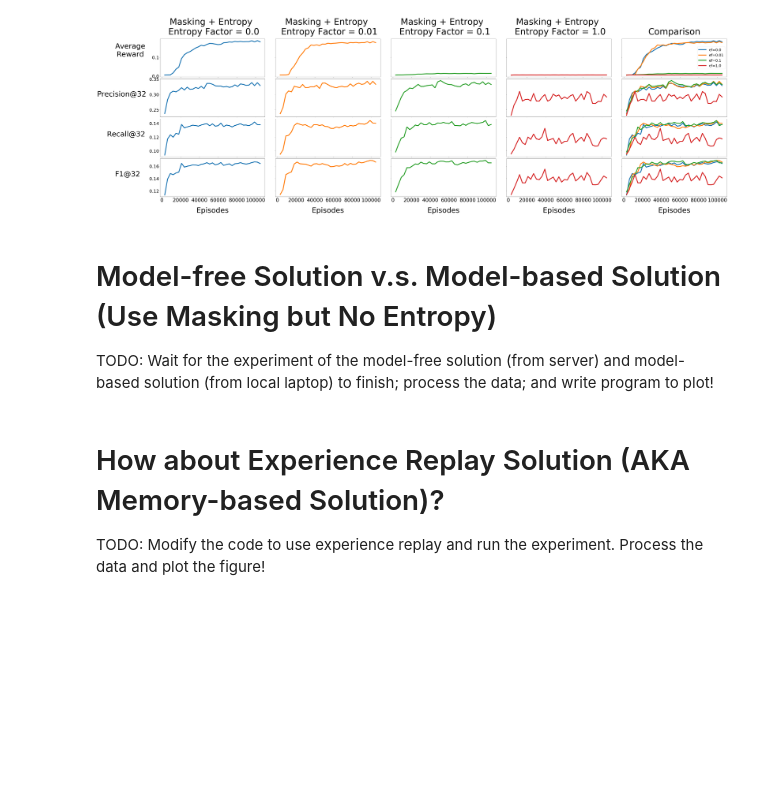
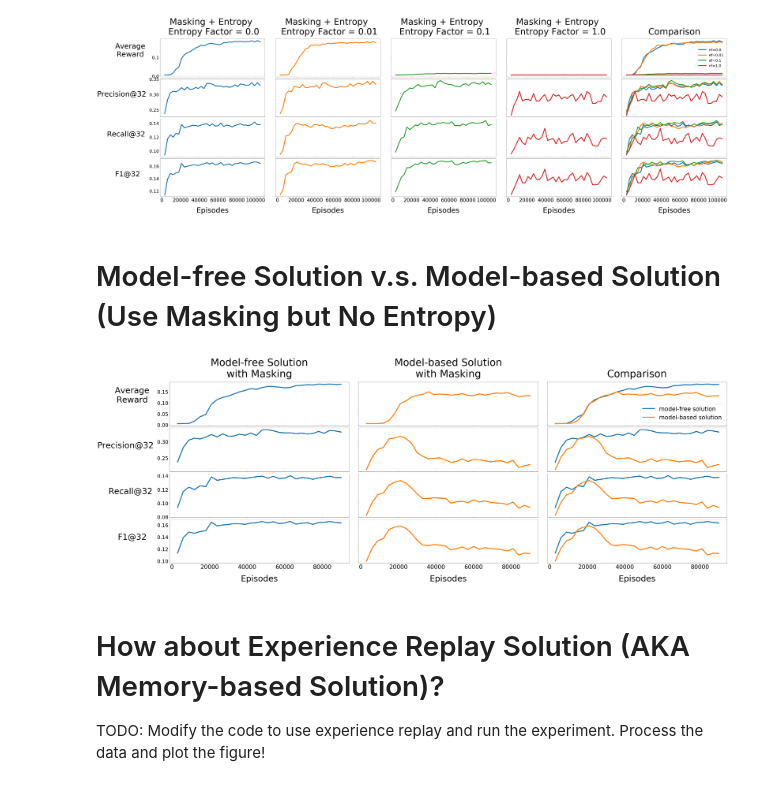
Before and after one commit to Xiang-Gu/Model_Based_RL_Recommendation_System, a Jupyter notebook: plot_result.ipynb, the cells around one changed output. Cells and saved outputs as stored; diff of their text form; code cells hidden in the pictures; blank space fills up the shorter version.

Commit message:
Finished model-based solution and finished revising thesis

```diff
--- a/plot_result.ipynb
+++ b/plot_result.ipynb
@@ -407,7 +407,78 @@ fig.savefig(image_path, bbox_inches='tight')
 [figure]
 # %% [markdown]
 # Model-free Solution v.s. Model-based Solution (Use Masking but No Entropy)
-TODO: Wait for the experiment of the model-free solution (from server) and model-based solution (from local laptop) to finish; process the data; and write program to plot!
+# %%
+# Load Data
+data_path_model_free_solution =  '/home/xiang/Desktop/Graduation_Thesis/data/model_free_solution/masking_entropy_0.0'
+data_path_model_based_solution =  '/home/xiang/Desktop/Graduation_Thesis/data/model_based_solution/masking_entropy_0.0'
+image_path = '/home/xiang/Desktop/Graduation_Thesis/figures/results/model_free_vs_model_based'
+
+data_model_free_solution = np.loadtxt(data_path_model_free_solution, delimiter="::")
+data_model_based_solution = np.loadtxt(data_path_model_based_solution, delimiter="::")
+
+# Make sure both data files have the same number of data points
+m = min(data_model_free_solution.shape[0], data_model_based_solution.shape[0])
+data_model_free_solution = data_model_free_solution[0:m]
+data_model_based_solution = data_model_based_solution[0:m]
+
+assert data_model_free_solution.shape[0] == data_model_based_solution.shape[0] == m
+
+
+# Plot Data
+fig, axes = plt.subplots(4, 3, sharex='all', sharey='row')
+fig.set_size_inches(60, 20)
+
+# shared x-axis
+x = np.arange(1, m+1) * 3000
+
+axes[0,0].plot(x,data_model_free_solution[:, 0], linewidth=6)
+axes[1,0].plot(x,data_model_free_solution[:, 1], linewidth=6)
+axes[2,0].plot(x,data_model_free_solution[:, 2], linewidth=6)
+axes[3,0].plot(x,data_model_free_solution[:, 3], linewidth=6)
+
+axes[0,1].plot(x, data_model_based_solution[:, 0], color='tab:orange', linewidth=6)
+axes[1,1].plot(x, data_model_based_solution[:, 1], color='tab:orange', linewidth=6)
+axes[2,1].plot(x, data_model_based_solution[:, 2], color='tab:orange', linewidth=6)
+axes[3,1].plot(x, data_model_based_solution[:, 3], color='tab:orange', linewidth=6)
+
+
+axes[0,2].plot(x,data_model_free_solution[:, 0], linewidth=6, label='model-free solution')
+axes[0,2].plot(x,data_model_based_solution[:, 0], linewidth=6, label='model-based solution')
+axes[1,2].plot(x,data_model_free_solution[:, 1], linewidth=6)
+axes[1,2].plot(x,data_model_based_solution[:, 1], linewidth=6)
+axes[2,2].plot(x,data_model_free_solution[:, 2], linewidth=6)
+axes[2,2].plot(x,data_model_based_solution[:, 2], linewidth=6)
+axes[3,2].plot(x,data_model_free_solution[:, 3], linewidth=6)
+axes[3,2].plot(x,data_model_based_solution[:, 3], linewidth=6)
+
+axes[0,0].set_ylabel("Average\nReward", rotation="horizontal", labelpad=150, size=50)
+axes[1,0].set_ylabel("Precision@32", rotation="horizontal", labelpad=190, size=50)
+axes[2,0].set_ylabel("Recall@32", rotation="horizontal", labelpad=160, size=50)
+axes[3,0].set_ylabel("F1@32", rotation="horizontal", labelpad=150, size=50)
+axes[3,0].set_xlabel("Episodes", labelpad=30, size=50)
+axes[3,1].set_xlabel("Episodes", labelpad=30, size=50)
+axes[3,2].set_xlabel("Episodes", labelpad=30, size=50)
+
+
+axes[0,0].tick_params(axis='y', labelsize=30)
+axes[1,0].tick_params(axis='y', labelsize=30)
+axes[2,0].tick_params(axis='y', labelsize=30)
+axes[3,0].tick_params(axis='y', labelsize=30)
+axes[3,0].tick_params(axis='x', labelsize=35)
+axes[3,1].tick_params(axis='x', labelsize=35)
+axes[3,2].tick_params(axis='x', labelsize=35)
+
+axes[0,0].set_title('Model-free Solution\nwith Masking', size=60, pad=30)
+axes[0,1].set_title('Model-based Solution\nwith Masking', size=60, pad=30)
+axes[0,2].set_title('Comparison', size=60, pad=30)
+
+
+plt.subplots_adjust(wspace=0.05, hspace=0.05)
+axes[0,2].legend(fontsize=35)
+
+fig.savefig(image_path, bbox_inches='tight')
+# %% [output]
+[figure, added]
 # %% [markdown]
 # How about Experience Replay Solution (AKA Memory-based Solution)?
 TODO: Modify the code to use experience replay and run the experiment. Process the data and plot the figure!
```
Also changed, not shown: 36 other files.
